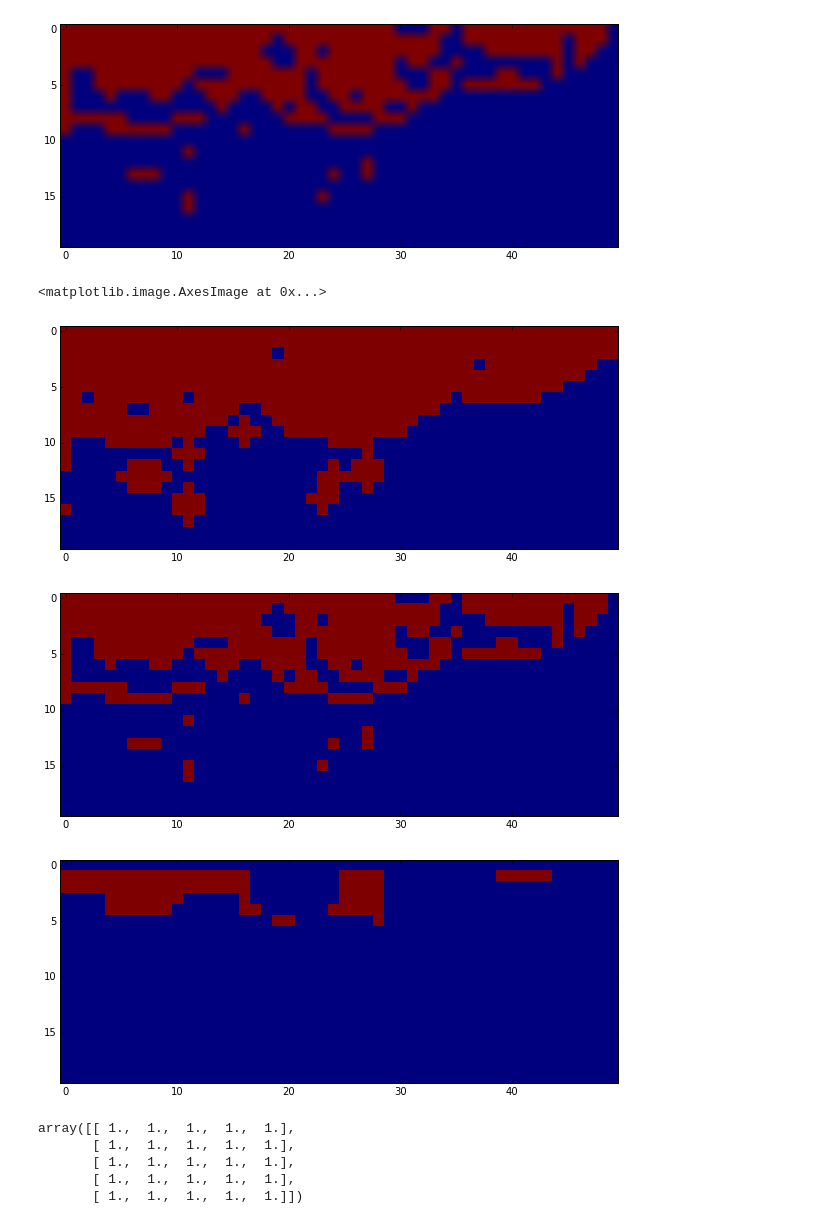
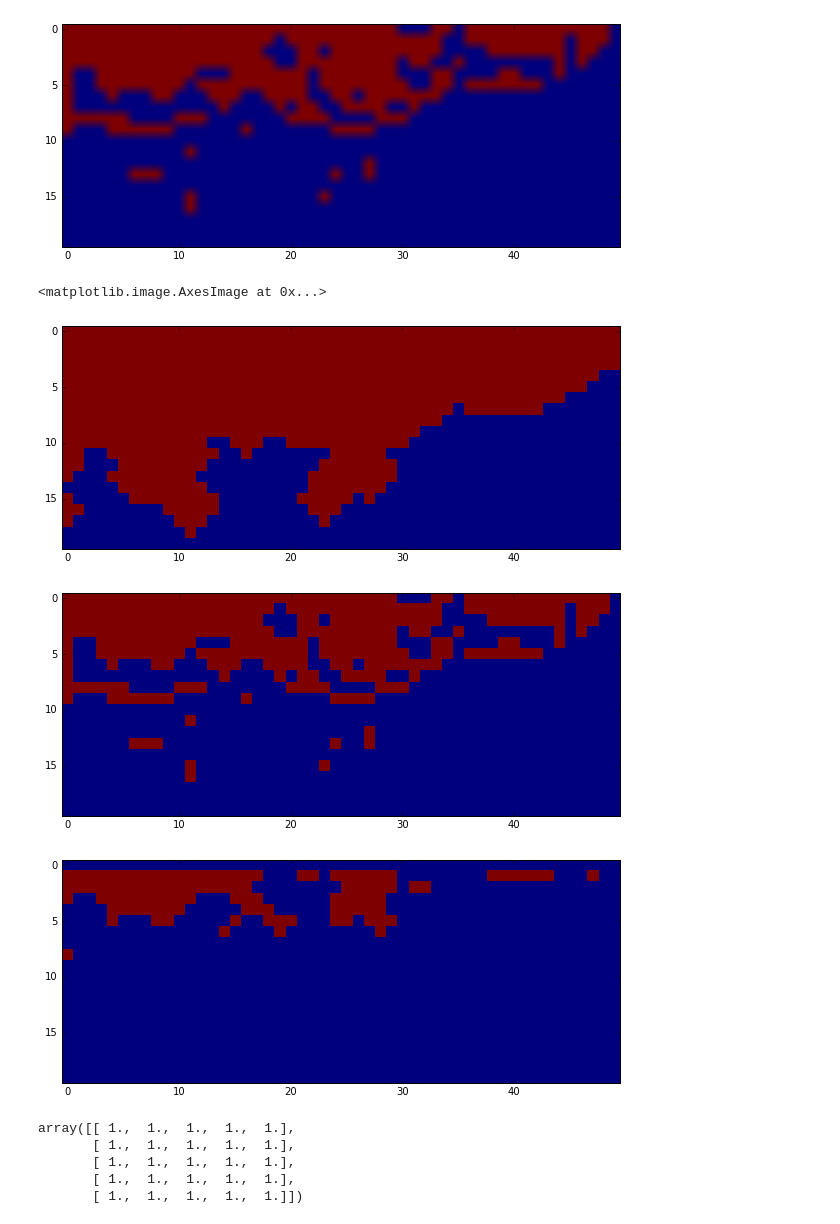
Before and after one commit to mjirik/ZDO, a Jupyter notebook: ZDO_short_tutor.ipynb, the cells around one changed output. Drawn from its saved outputs; the diff is of its cells as text; code cells hidden in the pictures.

```diff
--- a/ZDO_short_tutor.ipynb
+++ b/ZDO_short_tutor.ipynb
@@ -238,26 +257,19 @@ imshow(imthr[0:20,260:310])
 [figure]
 # %%
 
-imer = binary_erosion(imthr)
-imdil = binary_dilation(imthr) #,iterations=3)
-
-element = ones([3,3])
-imer = binary_erosion(imthr, element)
-
-# imdil = binary_dilation(imdil)
-# imdil = binary_dilation(imdil)
-
+imer = binary_erosion(imthr, iterations=1)
+imdil = binary_dilation(imthr, iterations=2)
 
 imshow(imdil[0:20,260:310], interpolation='nearest')
 figure()
 imshow(imthr[0:20,260:310], interpolation='nearest')
 figure()
 imshow(imer[0:20,260:310], interpolation='nearest')
 # %% [output]
 <matplotlib.image.AxesImage at 0x...>
-[figure, old version]
+[figure, new version]
 [figure]
-[figure, old version]
+[figure, new version]
 # %%
 ones([5,5])
 # %% [output]
```
Also changed, not shown: parts of 16 cells of this notebook.
